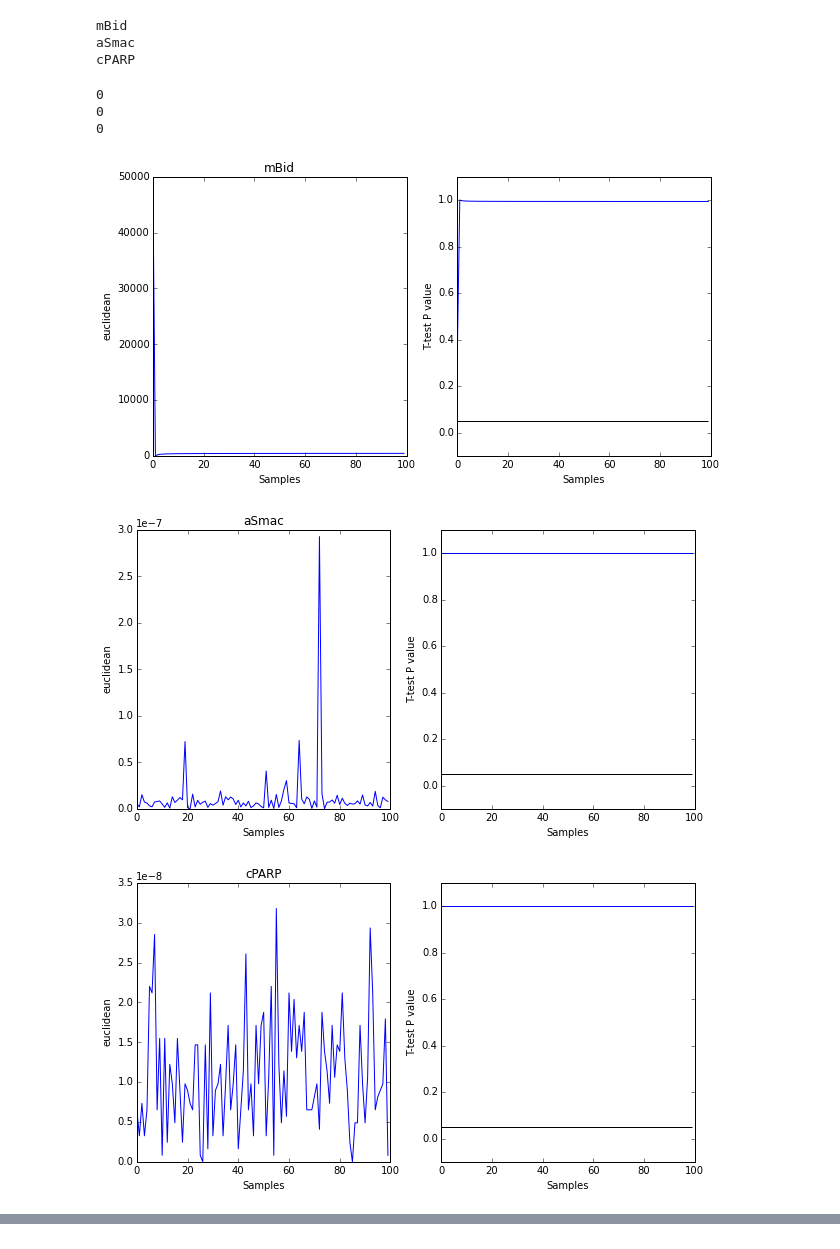
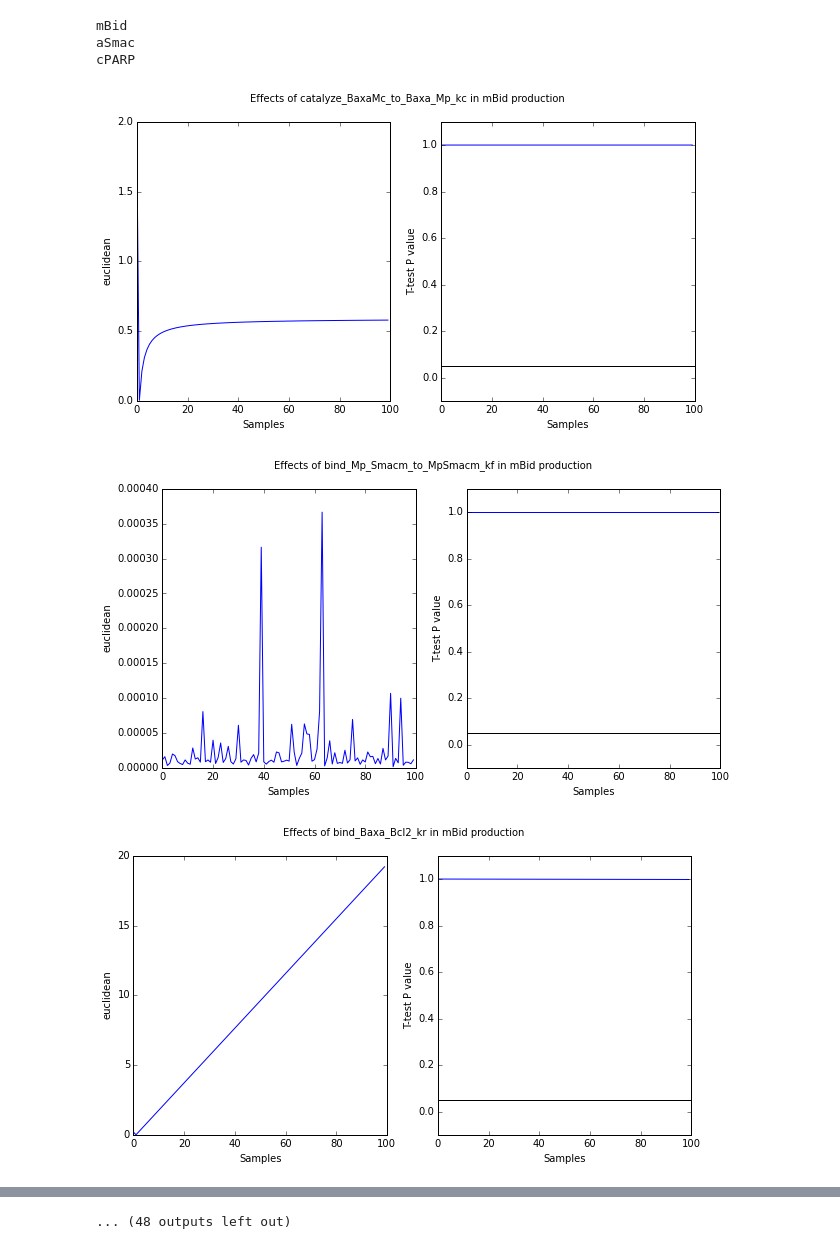
Before and after one commit to ortega2247/qsb, a Jupyter notebook: qsb_sensitivity.ipynb, the cells around one changed output, grey strips where cells are left out. Saved outputs shown, nothing was run; the diff lists cells and outputs as text; code cells hidden in the pictures.

Commit message:
Graphs finished

```diff
--- a/qsb_sensitivity.ipynb
+++ b/qsb_sensitivity.ipynb
@@ -129,7 +129,7 @@ def messed_up_param(model,param,out_var,samples):
         # Measure the JSD
 #         jsd = DLK(analyte,new_analyte,1,1/analyte[-1])
         # Store result in dictionary
-        sample_output[value] = [euclidean,pval]
+        sample_output[value] = [euclidean[0],pval]
 #         ax.plot(t,new_analyte)
         # Organize result as a table
         sample_output_table = pd.DataFrame.from_dict(sample_output,orient='index')
@@ -150,26 +150,34 @@ mBid
 aSmac
 cPARP
 # %%
-for i in ['mBid','aSmac','cPARP']:
-    messed_up = perturbations[i]['bind_C8_Bidn_to_C8Bidn_kf'][0]
-    fig = plt.figure(figsize=(10,5))
-    ax1 = fig.add_subplot(121)
-    ax1.plot(messed_up['euclidean'].values)
-    ax1.set_xlabel("Samples")
-    ax1.set_ylabel("euclidean")
-    ax1.set_title(i)
+below_significant = {}
+for output in ['mBid','aSmac','cPARP']:
+    for parameter in perturbations[output].keys():
+        messed_up = perturbations[output][parameter][0]
 
-    ax2 = fig.add_subplot(122)
-    ax2.plot(messed_up['T_test_Pval'].values)
-    ax2.set_xlabel("Samples")
-    ax2.set_ylabel("T-test P value")
-    ax2.set_ylim(-0.1,1.1)
-    print(len(messed_up[messed_up['T_test_Pval'] < 0.00005]))
-    ax2.hlines(0.05,0,100)
+
+
+        below = len(messed_up[messed_up['T_test_Pval'] < 0.00005])
+        if below > 0:
+            if not output in below_significant:
+                below_significant[output] = {}
+            below_significant[output][parameter] = below
+
+        fig = plt.figure(figsize=(10,5))
+        ax1 = fig.add_subplot(121)
+        ax1.plot(messed_up['euclidean'].values)
+        ax1.set_xlabel("Samples")
+        ax1.set_ylabel("euclidean")
+
+        ax2 = fig.add_subplot(122)
+        ax2.plot(messed_up['T_test_Pval'].values)
+        ax2.set_xlabel("Samples")
+        ax2.set_ylabel("T-test P value")
+        ax2.set_ylim(-0.1,1.1)
+
+        ax2.hlines(0.05,0,100)
+        fig.suptitle("Effects of {} in {} production".format(parameter,output))
 # %% [output]
-0
-0
-0
-[figure, old version]
+[figure, new version]
-[figure, old version]
+[figure, new version]
-[figure, old version]
+[figure, new version]
@@ -175,0 +193 @@ for i in ['mBid','aSmac','cPARP']:
+... (48 outputs left out)
```
Also changed, not shown: parts of 11 cells of this notebook.
